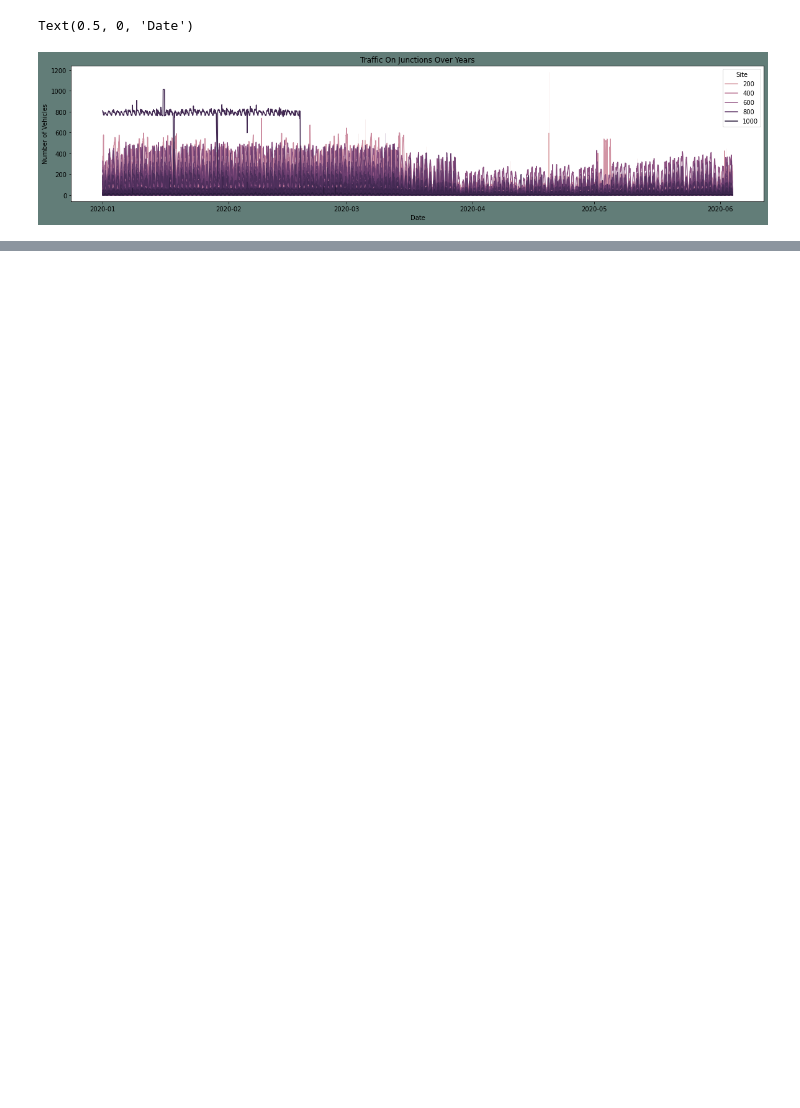
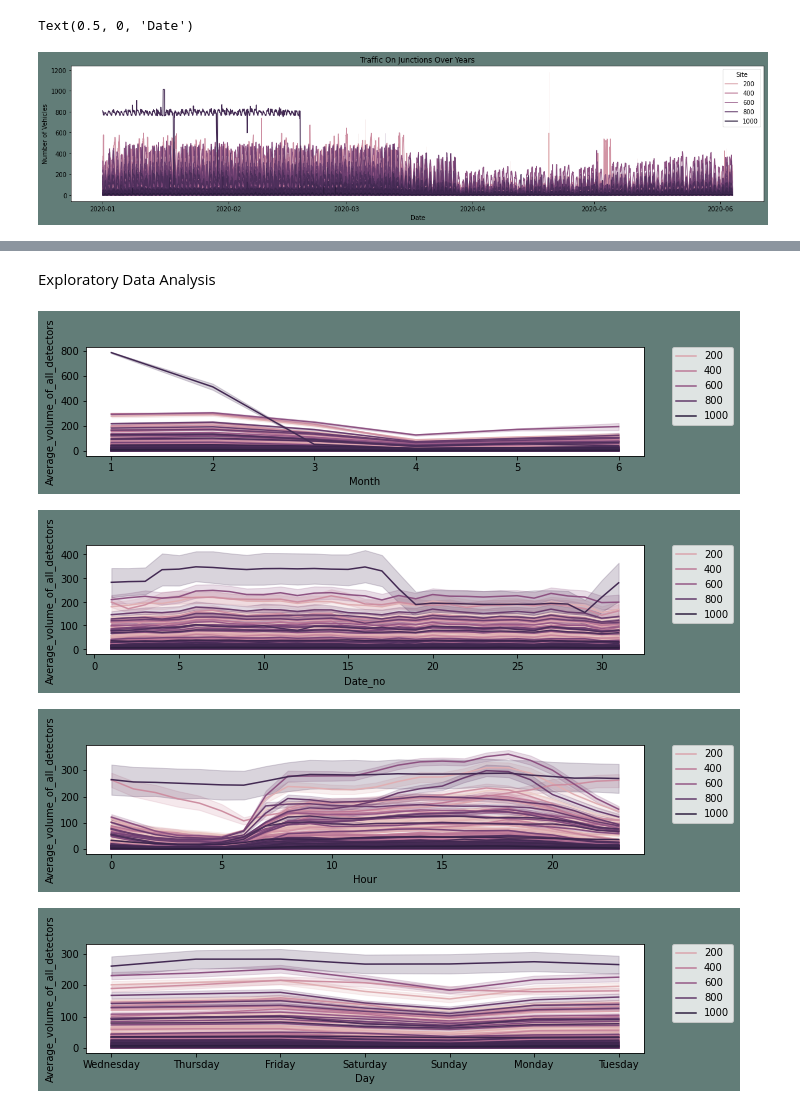
Before and after one commit to ashrivas99/traffic-prediction-dublin, a Jupyter notebook: traffic_predictor_test.ipynb, the cells around one changed output, grey strips where cells are left out. Saved outputs shown, nothing was run; the diff lists cells and outputs as text; code cells hidden in the pictures; blank space fills up the shorter version.

Commit message:
plotting completed

```diff
--- a/traffic_predictor_test.ipynb
+++ b/traffic_predictor_test.ipynb
@@ -55,0 +67,6 @@ Text(0.5, 0, 'Date')
+# %%
+df_final["Month"]= df_final['End_Time'].dt.month
+df_final["Date_no"]= df_final['End_Time'].dt.day
+df_final["Hour"]= df_final['End_Time'].dt.hour
+df_final["Day"]= df_final.End_Time.dt.strftime("%A")
+df_final.head(10)
@@ -55,0 +85,14 @@ Text(0.5, 0, 'Date')
+# %% [markdown]
+Exploratory Data Analysis
+# %%
+new_features = [ "Month", "Date_no", "Hour", "Day"]
+
+for i in new_features:
+    plt.figure(figsize=(10,2),facecolor="#627D78")
+    ax=sns.lineplot(x=df_final[i],y="Average_volume_of_all_detectors",data=df_final, hue="Site", palette=None)
+    plt.legend(bbox_to_anchor=(1.05, 1), loc=2, borderaxespad=0)
+# %% [output]
+[figure, added]
+[figure, added]
+[figure, added]
+[figure, added]
```
Also changed, not shown: parts of 7 cells of this notebook.
